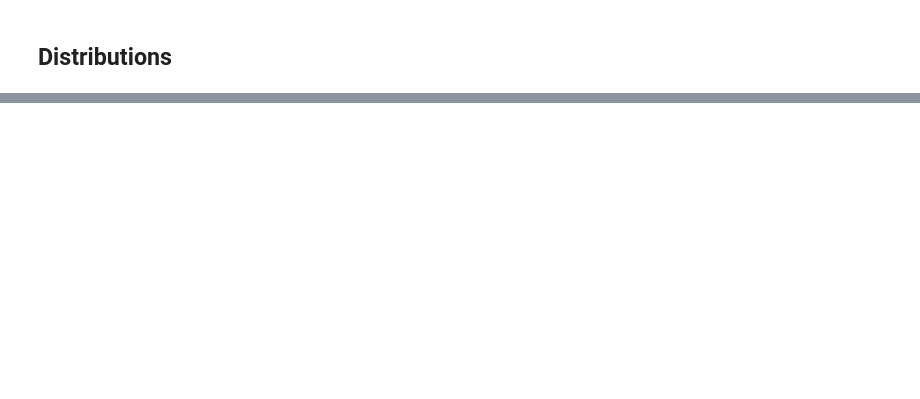
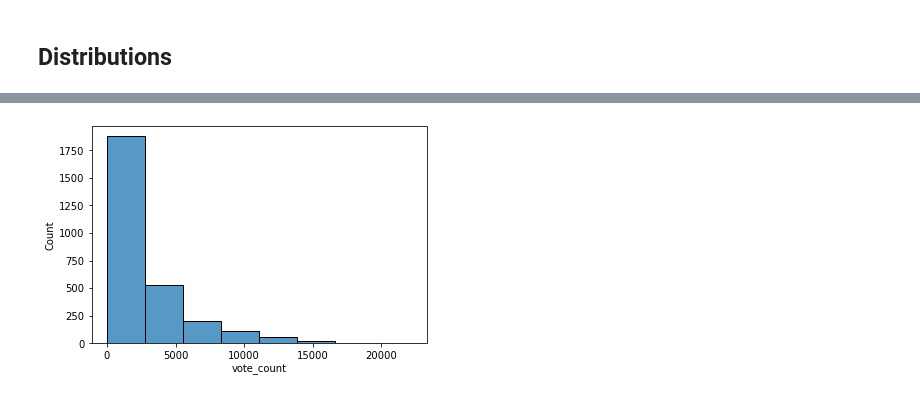
Before and after one commit to Otim135/group3-phase2-project, a Jupyter notebook: ipynbs/Moses.ipynb, the cells around one changed output, grey strips where cells are left out. Cells and saved outputs as stored; diff of their text form; code cells hidden in the pictures; blank space fills up the shorter version.

```diff
--- a/ipynbs/Moses.ipynb
+++ b/ipynbs/Moses.ipynb
@@ -441 +522,6 @@ fig.show()
+# %%
+fig, ax = plt.subplots()
+sns.histplot(data=df_movies, x="vote_count", bins=8);
+# %% [output]
+[figure, added]
 # %%
```
Also changed, not shown: parts of 26 cells of this notebook.
